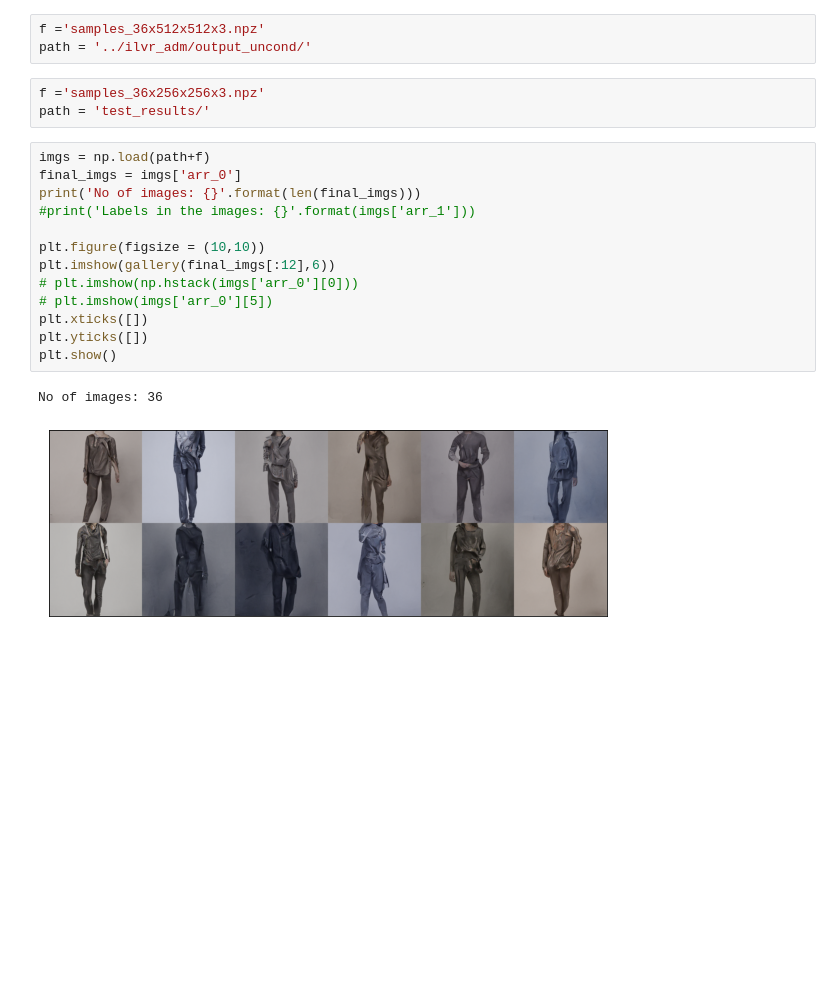
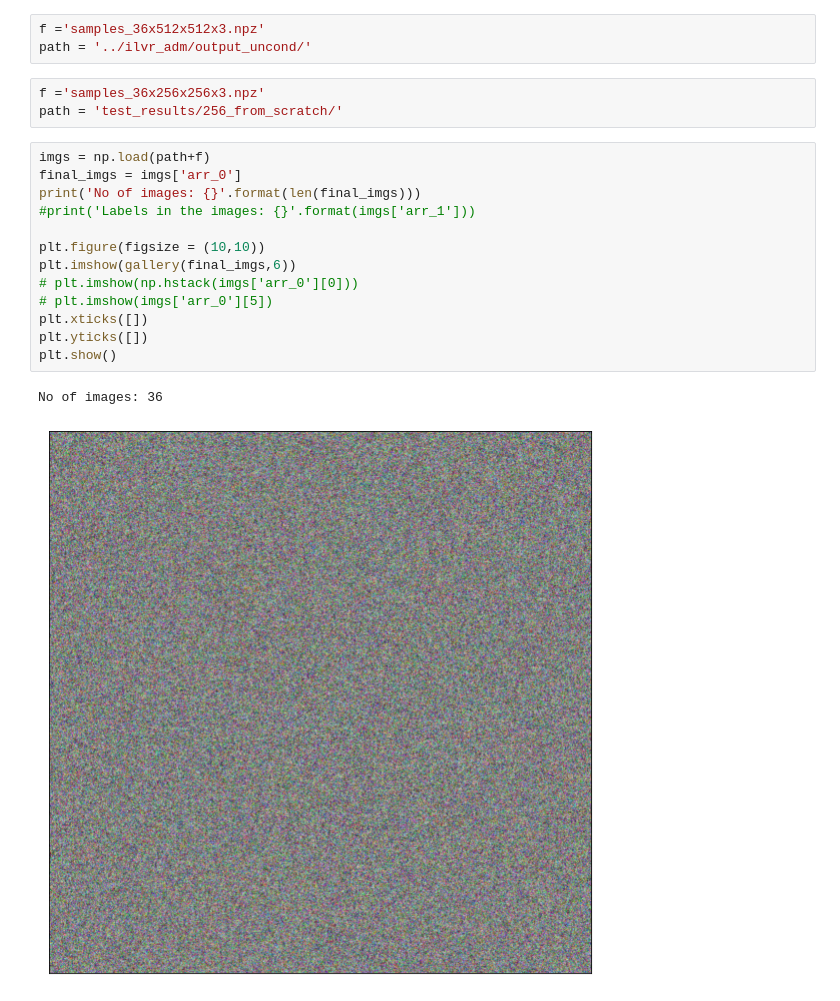
Before and after one commit to VigneshSrinivasan10/live_coding_diffusion_models, a Jupyter notebook: plot_adm_results.ipynb, the cells around one changed output. Drawn from its saved outputs; the diff is of its cells as text; blank space fills up the shorter version.

```diff
--- a/plot_adm_results.ipynb
+++ b/plot_adm_results.ipynb
@@ -19,20 +19,20 @@ f ='samples_36x512x512x3.npz'
 path = '../ilvr_adm/output_uncond/'
 # %%
 f ='samples_36x256x256x3.npz'
-path = 'test_results/'
+path = 'test_results/256_from_scratch/'
 # %%
 imgs = np.load(path+f)
 final_imgs = imgs['arr_0']
 print('No of images: {}'.format(len(final_imgs)))
 #print('Labels in the images: {}'.format(imgs['arr_1']))
 
 plt.figure(figsize = (10,10))
-plt.imshow(gallery(final_imgs[:12],6))
+plt.imshow(gallery(final_imgs,6))
 # plt.imshow(np.hstack(imgs['arr_0'][0]))
 # plt.imshow(imgs['arr_0'][5])
 plt.xticks([])
 plt.yticks([])
 plt.show()
 # %% [output]
 No of images: 36
-[figure, old version]
+[figure, new version]
```
Also changed, not shown: 6 other files.
